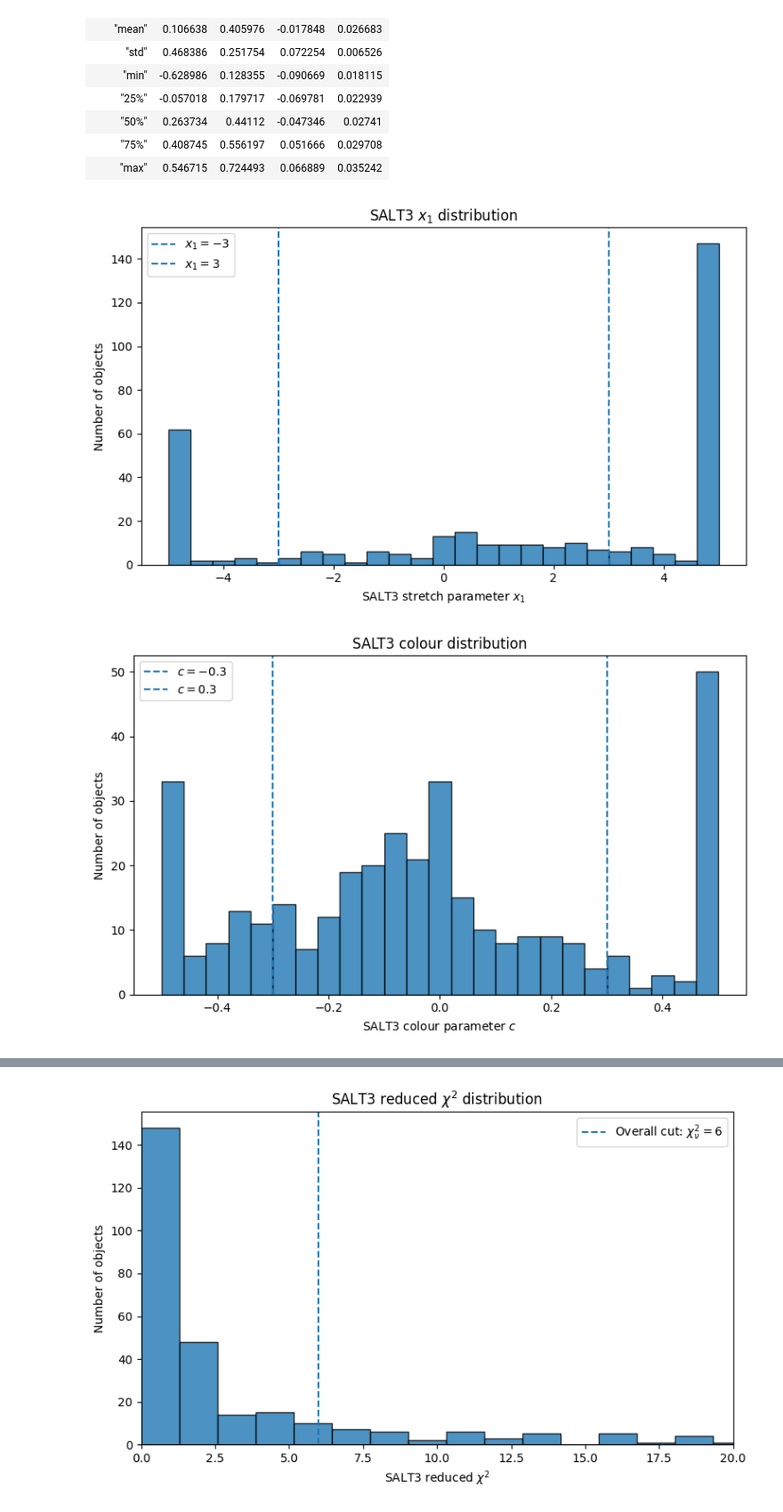
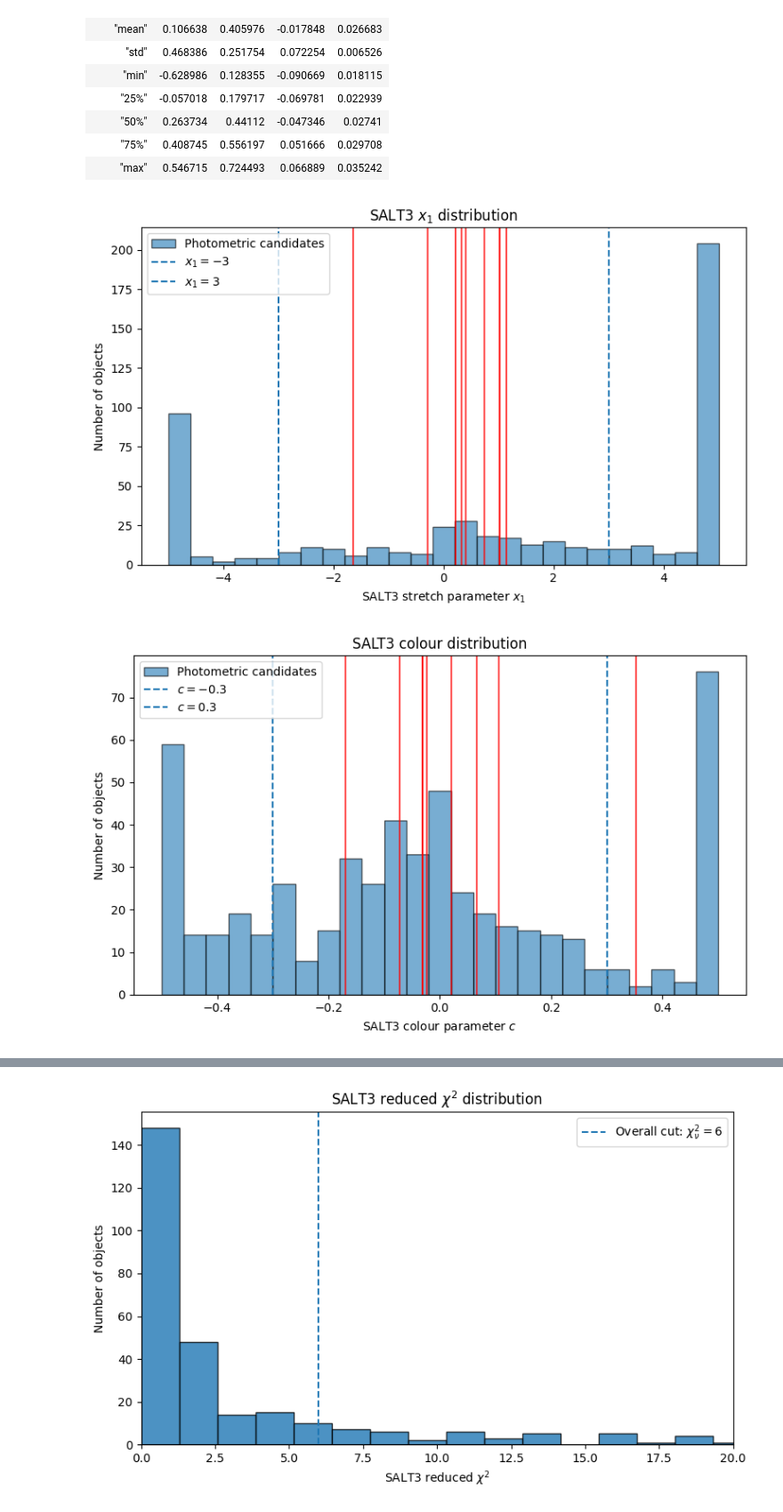
Before and after one commit to Webd0g/Honours_Project, a Jupyter notebook: notebooks/draft_scripts_and_small_scripts.ipynb, the cells around one changed output, grey strips where cells are left out. Shown at 89% size. Cells and saved outputs as stored; diff of their text form; code cells hidden in the pictures.

```diff
--- a/notebooks/draft_scripts_and_small_scripts.ipynb
+++ b/notebooks/draft_scripts_and_small_scripts.ipynb
@@ -1735,7 +1735,18 @@ import matplotlib.pyplot as plt
 import polars as pl
 
 # Keep only valid fitted values
-results_df = pl.read_csv("/home/riley/Documents/University/Honours/Honours_Project/data/salt_fitting/with_hostz/salt_fit_values.csv")
+ia_results_df = pl.read_csv("/home/riley/Documents/University/Honours/Honours_Project/data/salt_fitting/confirmed_ia_tests/confirmed_ia_results.csv")
+ia_plot_df = ia_results_df.filter(
+    pl.col("x1").is_not_null()
+    & pl.col("x1").is_finite()
+    & pl.col("c").is_not_null()
+    & pl.col("c").is_finite()
+)
+
+ia_x1 = ia_plot_df["x1"].to_numpy()
+ia_c = ia_plot_df["c"].to_numpy()
+
+results_df = pl.read_csv("/home/riley/Documents/University/Honours/Honours_Project/data/salt_fitting/with_hostz_results/salt_fit_values.csv")
 plot_df = results_df.filter(
     pl.col("x1").is_not_null()
     & pl.col("x1").is_finite()
@@ -1757,8 +1768,16 @@ plt.hist(
     x1,
     bins=25,
     edgecolor="black",
-    alpha=0.8,
+    alpha=0.6,
+    label="Photometric candidates",
 )
+
+for value in ia_x1:
+    plt.axvline(
+        value,
+        color="red",
+        alpha=0.7,
+    )
 
 plt.axvline(-3, linestyle="--", label=r"$x_1=-3$")
 plt.axvline(3, linestyle="--", label=r"$x_1=3$")
@@ -1782,40 +1801,62 @@ plt.hist(
     c,
     bins=25,
     edgecolor="black",
-    alpha=0.8,
+    alpha=0.6,
+    label="Photometric candidates",
 )
+
+for value in ia_c:
+    plt.axvline(
+        value,
+        color="red",
+        alpha=0.7,
+    )
 
 plt.axvline(-0.3, linestyle="--", label=r"$c=-0.3$")
 plt.axvline(0.3, linestyle="--", label=r"$c=0.3$")
 
 plt.xlabel(r"SALT3 colour parameter $c$")
 plt.ylabel("Number of objects")
 plt.title(r"SALT3 colour distribution")
 
 plt.legend()
 plt.tight_layout()
 plt.show()
 
 plt.figure(figsize=(7, 6))
 
+# Main photometric sample
 plt.scatter(
     x1,
     c,
-    alpha=0.7,
+    color="grey",
+    alpha=0.5,
+    label="Photometric candidates",
+)
+
+# Spectroscopically confirmed Ia
+plt.scatter(
+    ia_x1,
+    ia_c,
+    color="red",
+    alpha=0.9,
+    label="Spectroscopic Ia",
+    zorder=3,
 )
 
 plt.axvline(-3, linestyle="--")
 plt.axvline(3, linestyle="--")
 
 plt.axhline(-0.3, linestyle="--")
 plt.axhline(0.3, linestyle="--")
 
 plt.xlabel(r"SALT3 stretch parameter $x_1$")
 plt.ylabel(r"SALT3 colour parameter $c$")
 plt.title(r"SALT3 colour-stretch distribution")
 
+plt.legend()
 plt.tight_layout()
 plt.show()
 # %% [output]
-[figure, old version]
+[figure, new version]
-[figure, old version]
+[figure, new version]
```
Also changed, not shown: parts of 1 cell of this notebook, 7 other files.
